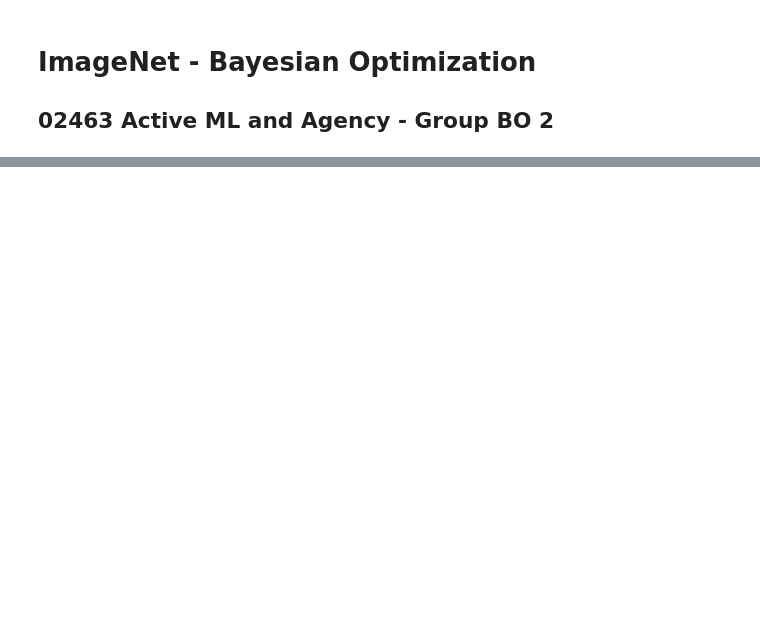
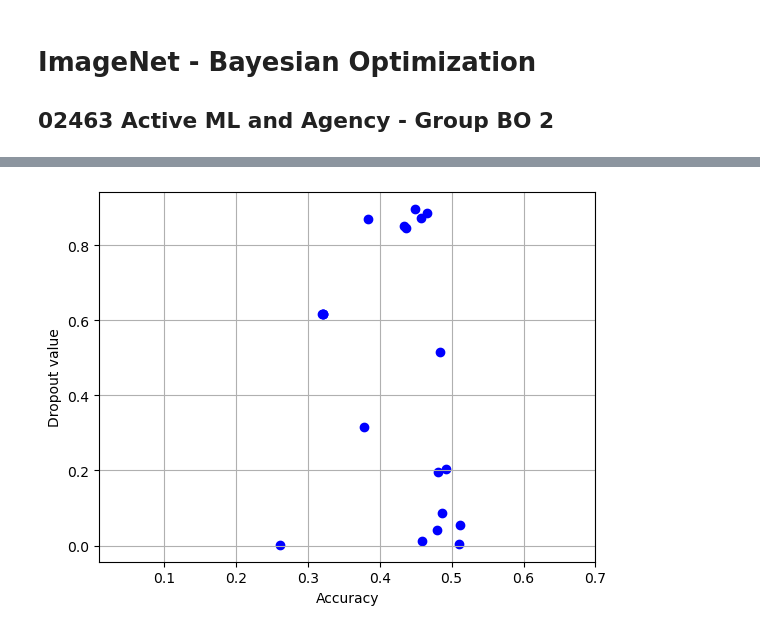
Before and after one commit to amapy-00/miniproject_1_02463, a Jupyter notebook: mini_project_1.ipynb, the cells around one changed output, grey strips where cells are left out. Cells and saved outputs as stored; diff of their text form; code cells hidden in the pictures; blank space fills up the shorter version.

```diff
--- a/mini_project_1.ipynb
+++ b/mini_project_1.ipynb
@@ -181,3 +91,14 @@ HPU available: False, using: 0 HPUs
+# %%
+opt_bo = gp_minimize(
+    objective,
+    space,
+    acq_func='EI',
+    n_calls=nr_call,
+    n_random_starts=5,
+    verbose=True,
+    xi=0.1,
+    noise=0.01**2
+)
 # %%
 # do random search
 opt_random = dummy_minimize(
@@ -207,13 +224,20 @@ plt.show()
 # %%
 #print(opt_bo.func_vals.min(), opt_bo.func_vals.max())
 #print(min(opt_bo.x_iters), max(opt_bo.x_iters))
 opt_bo.x_iters = np.array(opt_bo.x_iters)
-plt.scatter(np.abs(opt_bo.func_vals), opt_bo.x_iters[:,1], color='blue')
-plt.xlabel("Accuracy")
-plt.xlim(0.01, 0.7)
-plt.ylabel("Dropout value")
-plt.grid()
-plt.show()
+# depending if there is 2 or 1 parameter base on global params
+if not (len(global_params) == 1 and global_params.get('module__base_channels') is not None):
+    if len(global_params) == 2:
+        plt.scatter(np.abs(opt_bo.func_vals), opt_bo.x_iters[:,1], color='blue')
+    else:
+        plt.scatter(np.abs(opt_bo.func_vals), opt_bo.x_iters, color='blue')
+    plt.xlabel("Accuracy")
+    plt.xlim(0.01, 0.7)
+    plt.ylabel("Dropout value")
+    plt.grid()
+    plt.show()
+# %% [output]
+[figure, added]
 # %%
 opt_random.x_iters = np.array(opt_random.x_iters)
 
```
Also changed, not shown: parts of 8 cells of this notebook.
